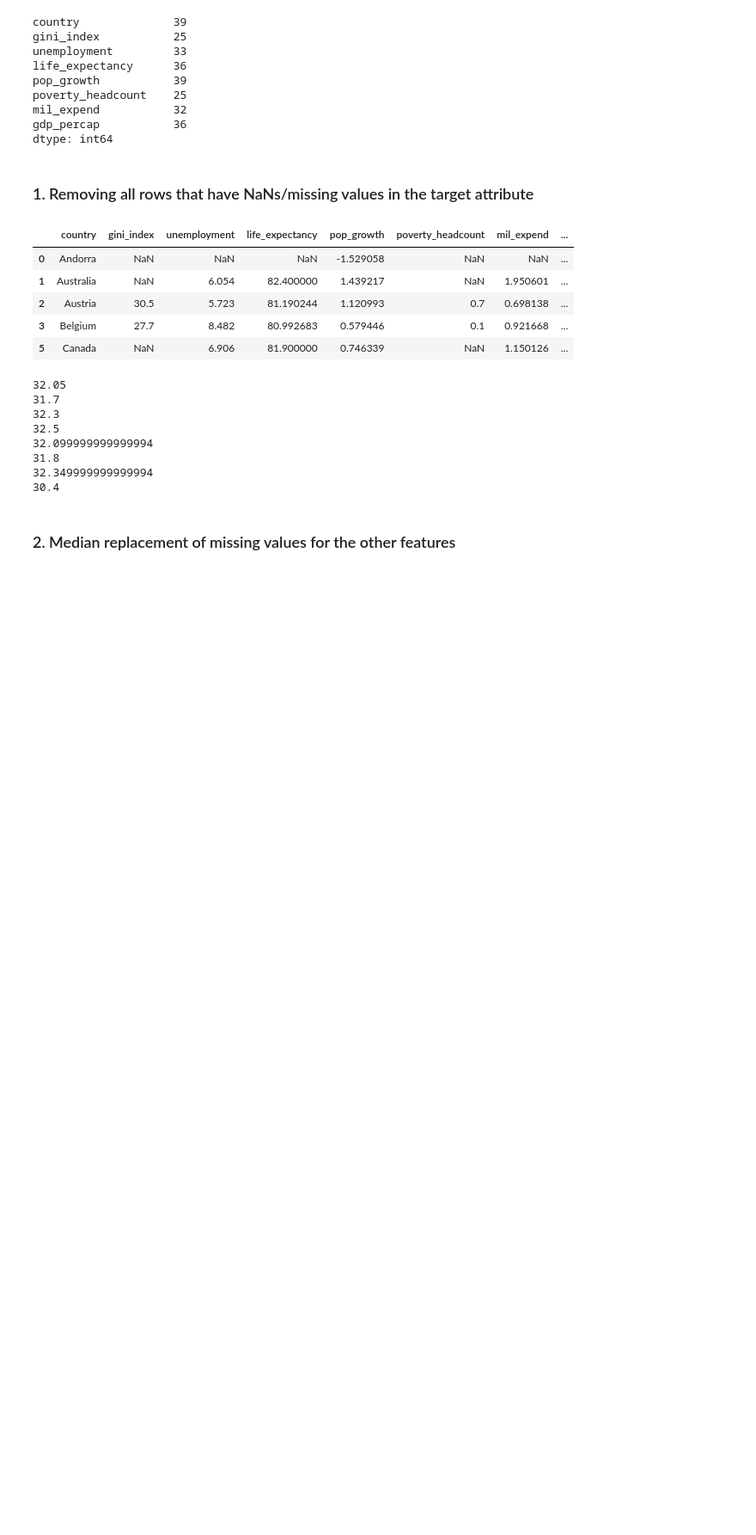
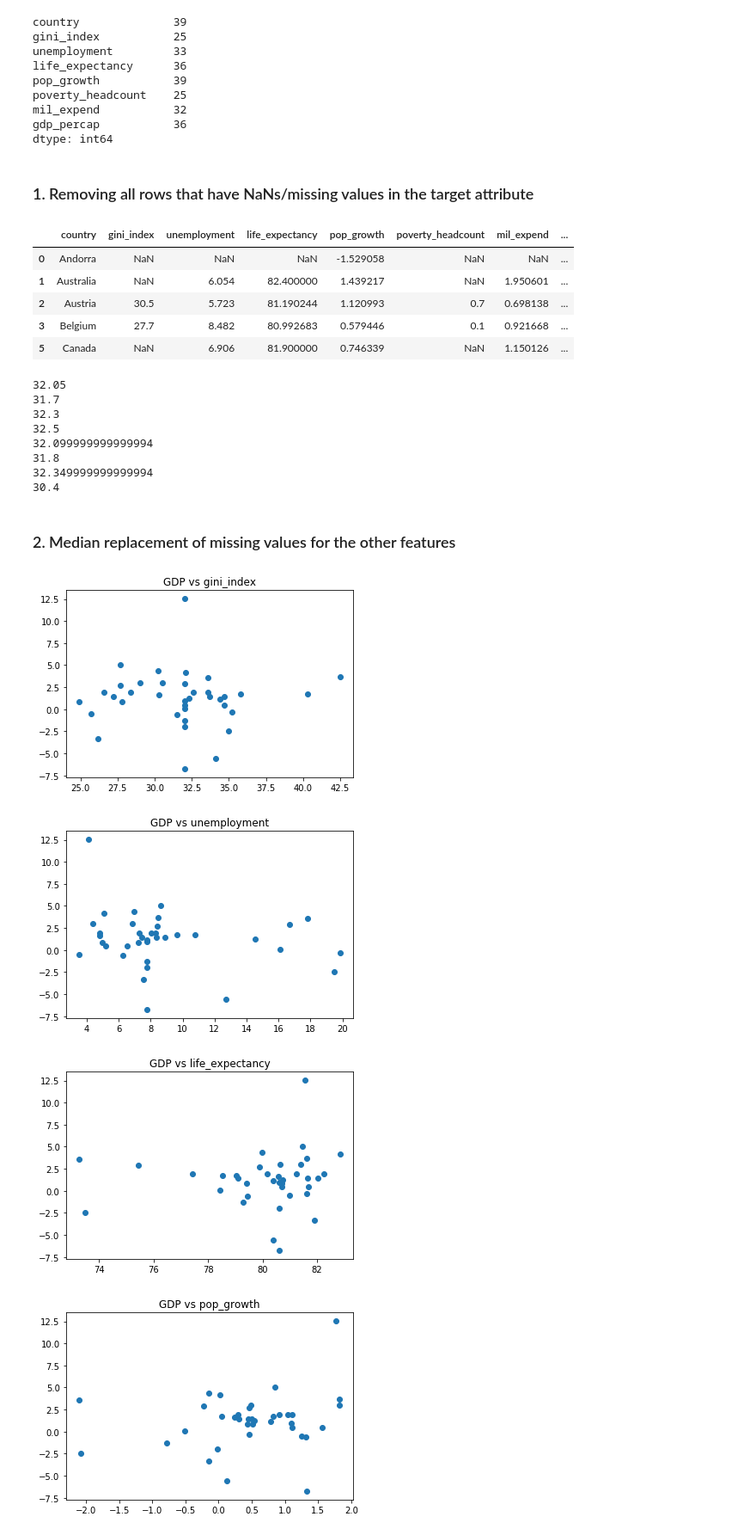
Before and after one commit to Raksha-Ramesh/wdi-econ-analysis, a Jupyter notebook: CreatingRequiredDataSets.ipynb, the cells around one changed output. Shown at 86% size. Saved outputs shown, nothing was run; the diff lists cells and outputs as text; code cells hidden in the pictures; blank space fills up the shorter version.

Commit message:
added function to check linear relationship

```diff
--- a/CreatingRequiredDataSets.ipynb
+++ b/CreatingRequiredDataSets.ipynb
@@ -134,3 +134,16 @@ def cleanData(df):
 # %%
 cleanData(developed)
 cleanData(developing)
+# %%
+def checkLinearRelationship(df):
+    for j in df.iloc[:,1:-1]:
+        plt.title("GDP vs "+j)
+        plt.scatter(df[j],df.gdp_percap)
+        plt.show()
+# %%
+checkLinearRelationship(developed[0])
+# %% [output]
+[figure, added]
+[figure, added]
+[figure, added]
+[figure, added]
```
Also changed, not shown: parts of 1 cell of this notebook.
